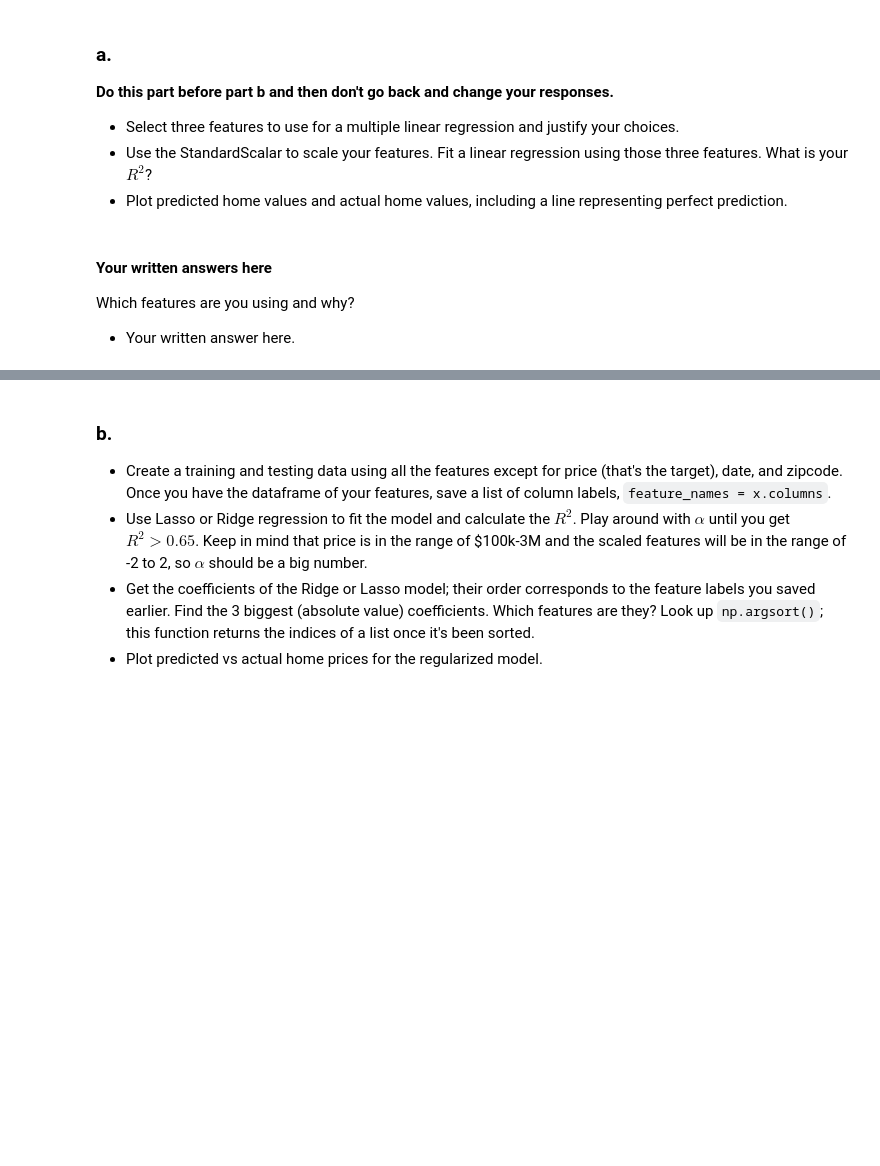
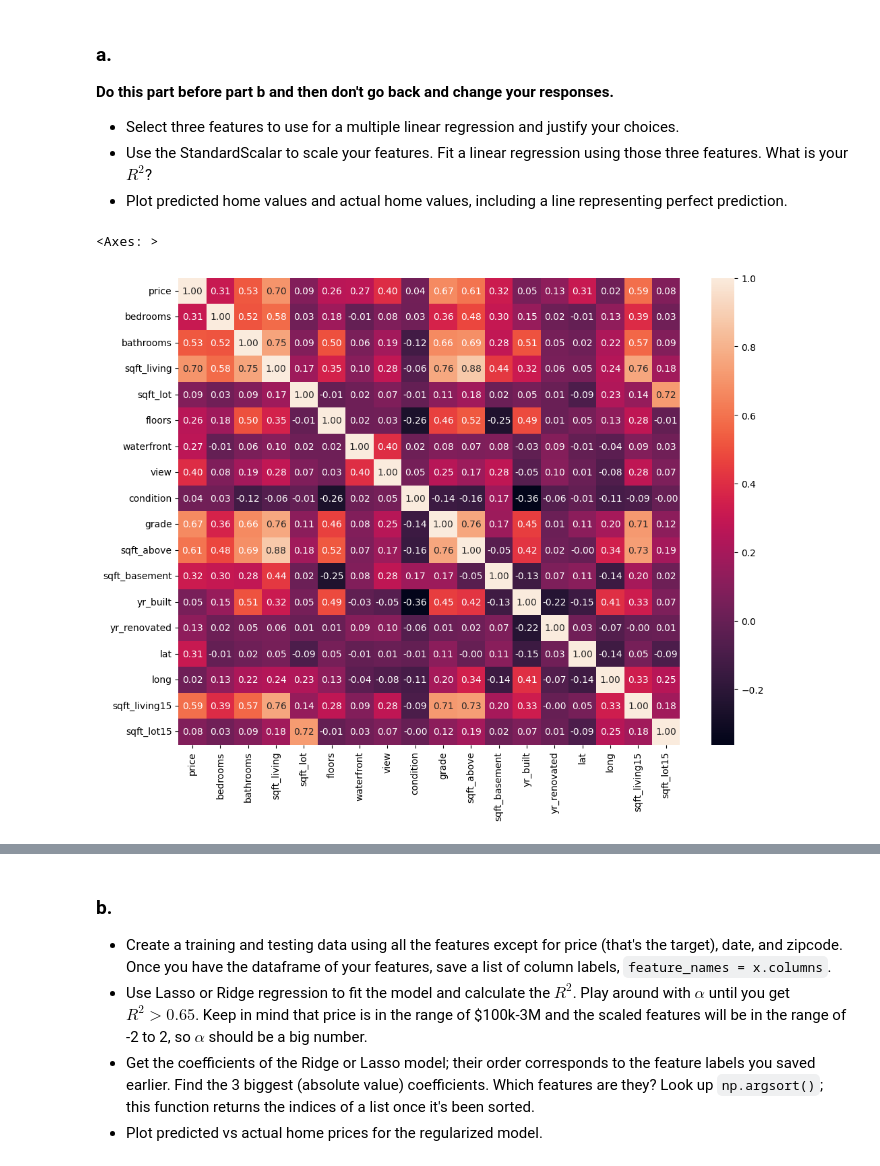
Before and after one commit to phunghaphung/ps1-linear-regression-ngocha-edu, a Jupyter notebook: PS1.ipynb, the cells around one changed output, grey strips where cells are left out. Saved outputs shown, nothing was run; the diff lists cells and outputs as text; code cells hidden in the pictures; blank space fills up the shorter version.

```diff
--- a/PS1.ipynb
+++ b/PS1.ipynb
@@ -155,0 +272,7 @@ housing_df = pd.read_csv('kc_house_data.csv')
+# %%
+housing_df = pd.read_csv('kc_house_data.csv')
+housing_df.head()
+drop_columns = ['id', 'date', 'zipcode']
+housing_df.drop(drop_columns, axis=1, inplace=True)
+housing_df.head()
+housing_df.describe()
@@ -166,5 +297,7 @@ housing_df = pd.read_csv('kc_house_data.csv')
-# %% [markdown]
-#### Your written answers here
-Which features are you using and why?
-
- - Your written answer here.
+# %%
+corr = housing_df.corr()
+plt.figure(figsize=(12, 9))
+sns.heatmap(corr, annot=True,  fmt=".2f")
+# %% [output]
+<Axes: >
+[figure, added]
```
Also changed, not shown: parts of 29 cells of this notebook.
